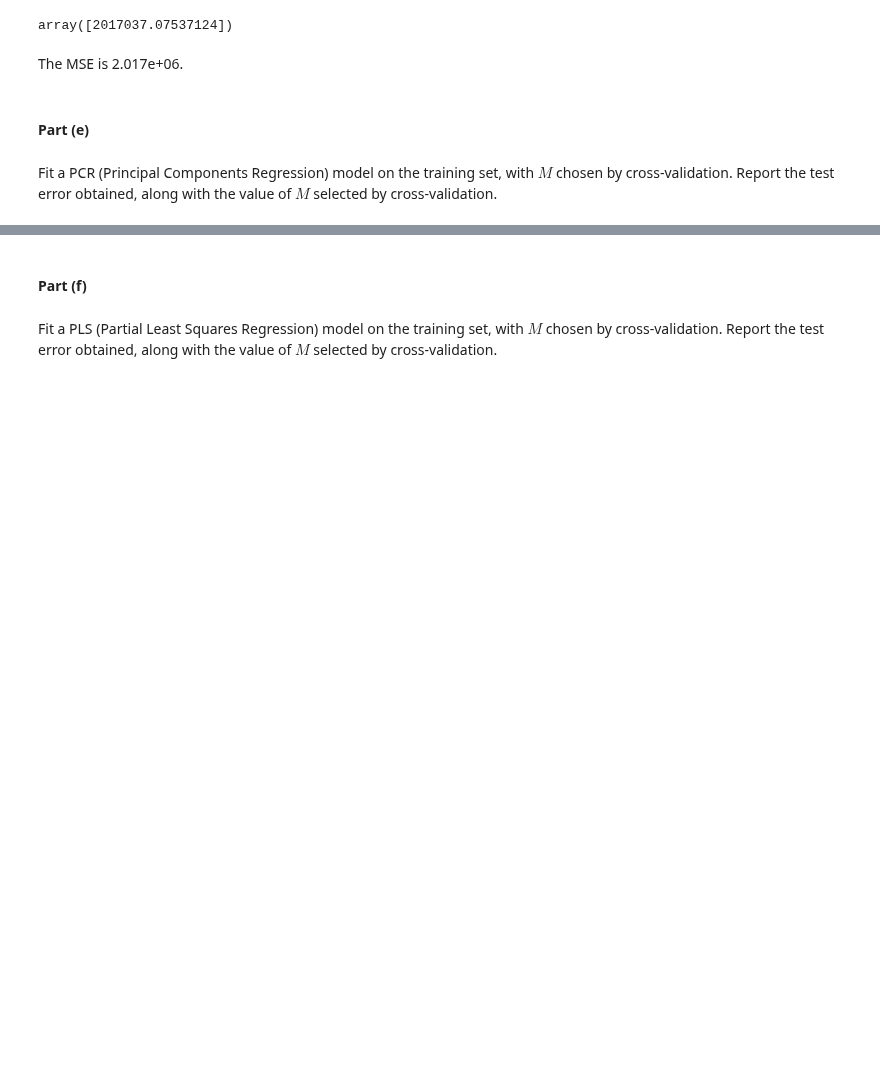
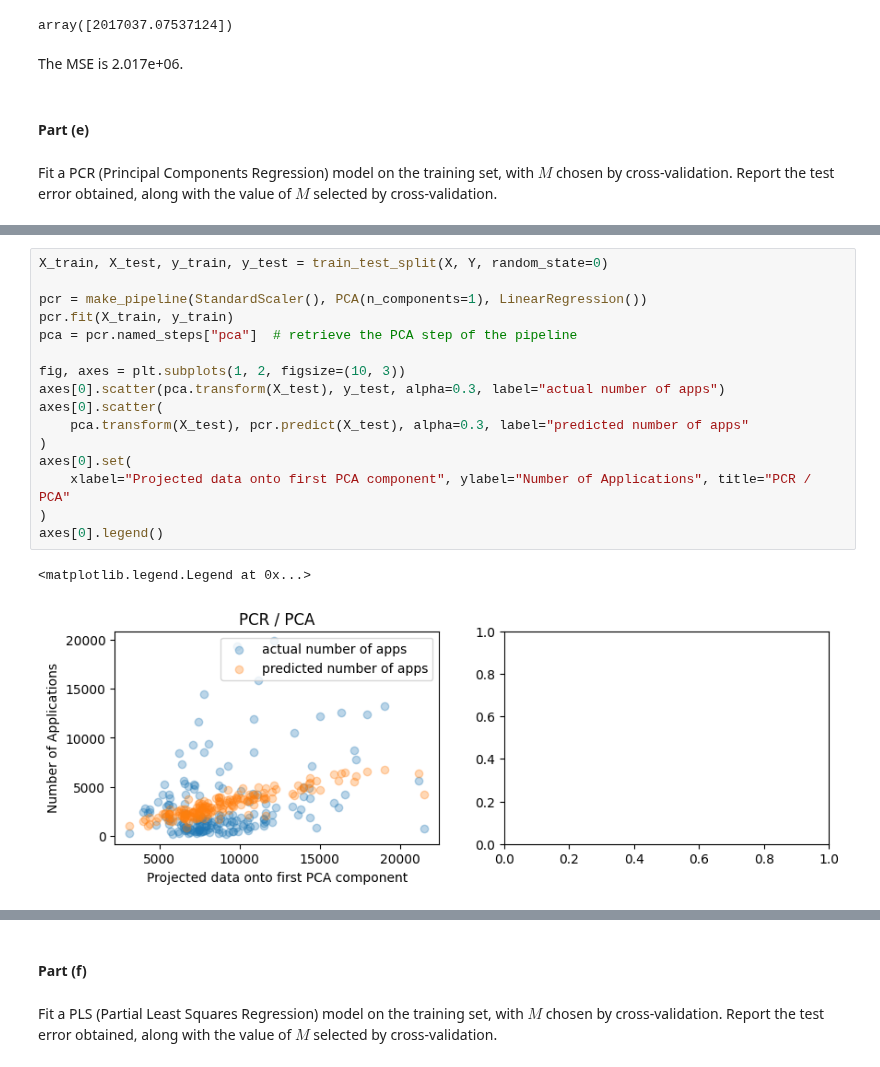
Before and after one commit to kmerkl22/k-s-ISL, a Jupyter notebook: Notebooks/Ch06-ISLexercises.ipynb, the cells around one changed output, grey strips where cells are left out. Drawn from its saved outputs; the diff is of its cells as text; blank space fills up the shorter version.

```diff
--- a/Notebooks/Ch06-ISLexercises.ipynb
+++ b/Notebooks/Ch06-ISLexercises.ipynb
@@ -645,0 +659,19 @@ Fit a PCR (Principal Components Regression) model on the training set, with $M$
+# %%
+X_train, X_test, y_train, y_test = train_test_split(X, Y, random_state=0)
+
+pcr = make_pipeline(StandardScaler(), PCA(n_components=1), LinearRegression())
+pcr.fit(X_train, y_train)
+pca = pcr.named_steps["pca"]  # retrieve the PCA step of the pipeline
+
+fig, axes = plt.subplots(1, 2, figsize=(10, 3))
+axes[0].scatter(pca.transform(X_test), y_test, alpha=0.3, label="actual number of apps")
+axes[0].scatter(
+    pca.transform(X_test), pcr.predict(X_test), alpha=0.3, label="predicted number of apps"
+)
+axes[0].set(
+    xlabel="Projected data onto first PCA component", ylabel="Number of Applications", title="PCR / PCA"
+)
+axes[0].legend()
+# %% [output]
+<matplotlib.legend.Legend at 0x...>
+[figure, added]
```
Also changed, not shown: parts of 24 cells of this notebook.
